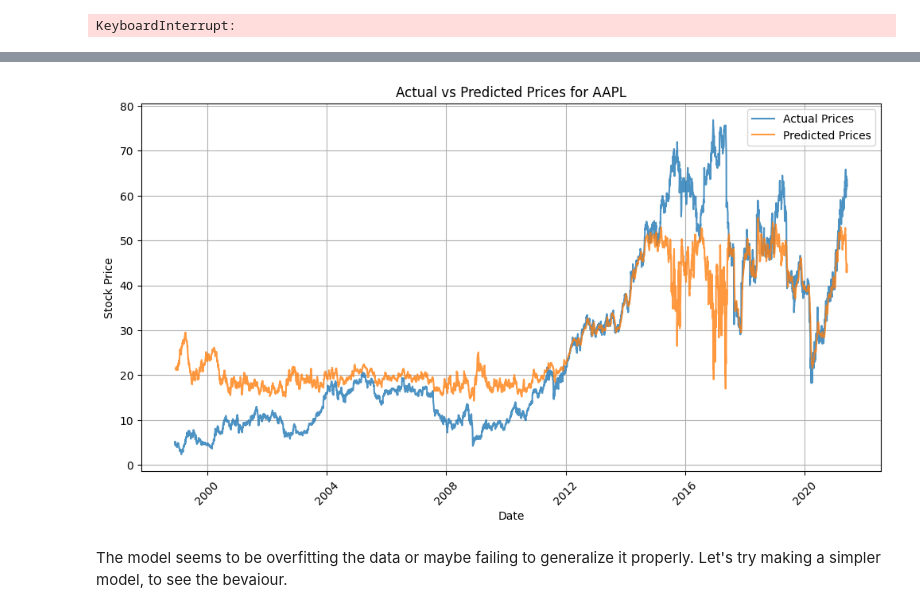
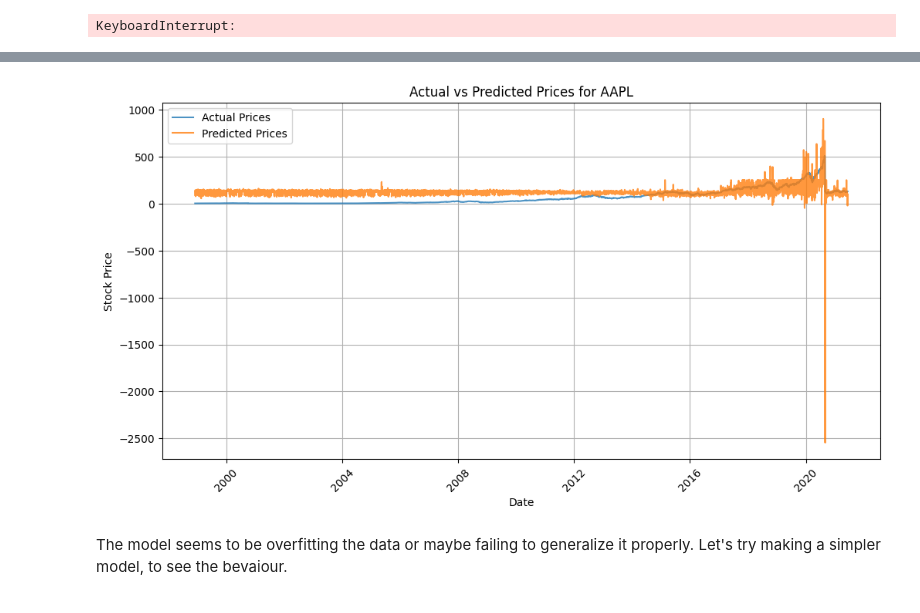
Before and after one commit to thunder913/Deep-Learning, a Jupyter notebook: stocks_deep_learning.ipynb, the cells around one changed output, grey strips where cells are left out. Saved outputs shown, nothing was run; the diff lists cells and outputs as text; code cells hidden in the pictures.

```diff
--- a/stocks_deep_learning.ipynb
+++ b/stocks_deep_learning.ipynb
@@ -323,7 +323,7 @@ def inverse_transform_predictions(y_pred, ticker):
 
     # Inverse transform only the first column (close_adjusted)
     y_pred_rescaled = scaler.inverse_transform(
-        np.concatenate((np.array(y_pred).reshape(-1,1), np.zeros((len(y_pred), len(numerical_columns) - 1))), axis=1)
+        np.concatenate((np.array(y_pred).reshape(-1,1), np.zeros((len(y_pred), len(numerical_columns) - 3))), axis=1)
     )[:,0]
 
     return y_pred_rescaled
@@ -511,7 +511,7 @@ KeyboardInterrupt:
 # %%
 lstm_model.save(google_drive_path + 'lstm_model4_2.keras')
 # %%
-aapl_data = stock_data_tidy[stock_data_tidy.ticker == "FL"]
+aapl_data = stock_data_tidy[stock_data_tidy.ticker == "AAPL"]
 
 X = aapl_data[numerical_columns].values
 y = aapl_data['close_adjusted'].values
@@ -538,23 +538,23 @@ y_pred_rescaled = inverse_transform_predictions(y_pred, aapl_data.ticker_encoded
 # %%
 plt.figure(figsize=(12, 6))
 
 # Slice the date column to match the predictions
 dates = aapl_data['date'].iloc[sequence_length:].reset_index(drop=True)
 
-y_pred_smoothed = pd.Series(y_pred_rescaled).rolling(window=10).mean()
+#y_pred_smoothed = pd.Series(y_pred_rescaled).rolling(window=10).mean()
 
 plt.plot(dates, y_sequence_rescaled, label='Actual Prices', alpha=0.8)
-plt.plot(dates, y_pred_smoothed, label='Predicted Prices', alpha=0.8)
+plt.plot(dates, y_pred_rescaled, label='Predicted Prices', alpha=0.8)
 
 plt.title('Actual vs Predicted Prices for AAPL')
 plt.xlabel('Date')
 plt.ylabel('Stock Price')
 plt.legend()
 plt.grid()
 plt.xticks(rotation=45)  # Rotate x-axis labels for better readability
 plt.show()
 # %% [output]
-[figure, old version]
+[figure, new version]
 # %% [markdown]
 The model seems to be overfitting the data or maybe failing to generalize it properly. Let's try making a simpler model, to see the bevaiour.
 # %% [markdown]
```
Also changed, not shown: parts of 4 cells of this notebook.
